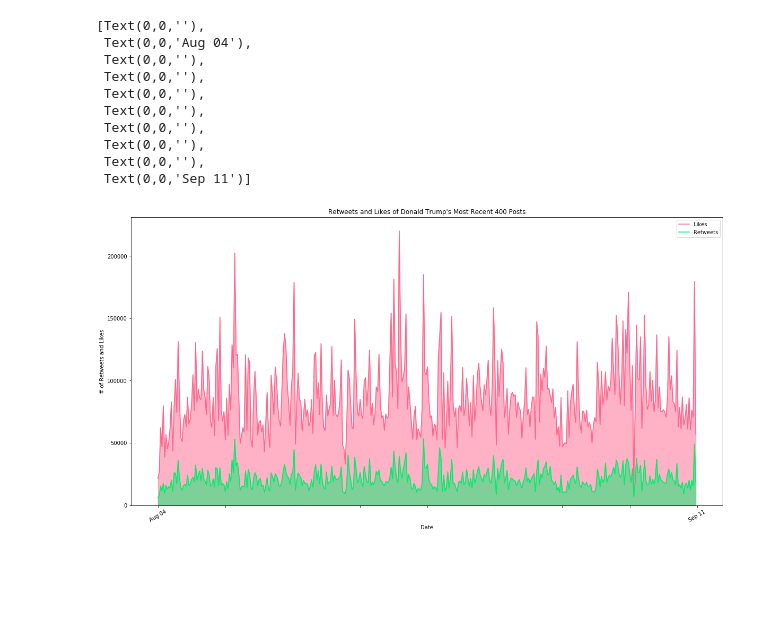
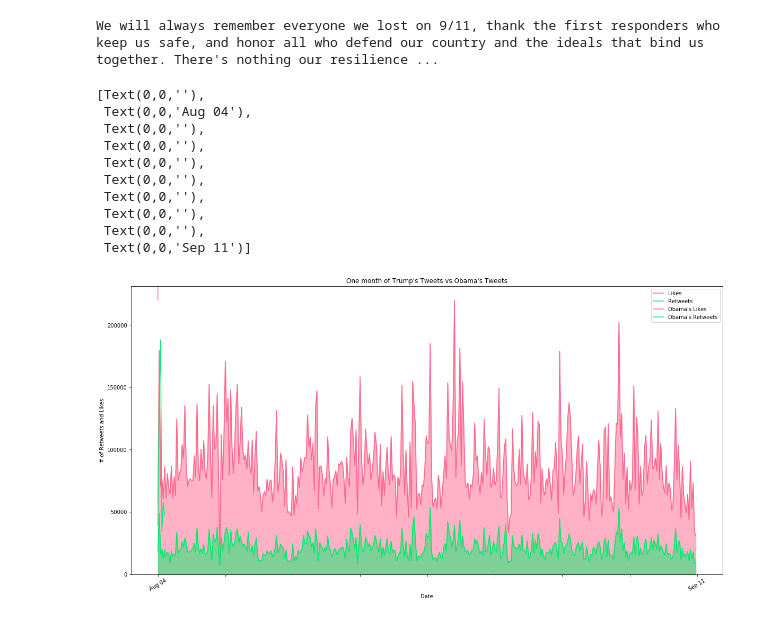
Before and after one commit to chenwill98/donald-analysis, a Jupyter notebook: Donald Trump Tweets.ipynb, the cells around one changed output. Drawn from its saved outputs; the diff is of its cells as text; code cells hidden in the pictures; blank space fills up the shorter version.

Commit message:
Gave up on Obama analysis

```diff
--- a/Donald Trump Tweets.ipynb
+++ b/Donald Trump Tweets.ipynb
@@ -7,7 +7,6 @@ import matplotlib.pyplot as plt
 import numpy as np
 
 tweets_path = 'donald_data.json'
-
 tweets_data = []
 tweets_file = open(tweets_path, "r")
 for line in tweets_file:
@@ -18,32 +17,65 @@ for line in tweets_file:
             tweets_data.append(tweet)
     except:
         continue
+tweets_data.reverse()
+
+tweets_path = 'obama_data.json'
+tweets_data_2 = []
+tweets_file = open(tweets_path, "r")
+for line in tweets_file:
+    try:
+        tweet = json.loads(line)
+        tweet['full_text'] = re.sub(r"http\S+", "", tweet['full_text'])
+        if tweet['full_text'] != "":
+            tweets_data_2.append(tweet)
+    except:
+        continue
+tweets_data_2.reverse()
 
 tweets = pd.DataFrame(data=[tweet['full_text'] for tweet in tweets_data], columns=['Text'])
 tweets['Time'] = np.array([tweet['created_at'] for tweet in tweets_data])
 tweets['Likes'] = np.array([tweet['favorite_count'] for tweet in tweets_data])
 tweets['RTs'] = np.array([tweet['retweet_count'] for tweet in tweets_data])
+
+tweets_2 = pd.DataFrame(data=[tweet['full_text'] for tweet in tweets_data_2], columns=['Text'])
+tweets_2['Time'] = np.array([tweet['created_at'] for tweet in tweets_data_2])
+tweets_2['Likes'] = np.array([tweet['favorite_count'] for tweet in tweets_data_2])
+tweets_2['RTs'] = np.array([tweet['retweet_count'] for tweet in tweets_data_2])
+
+print(tweets_data_2[len(tweets_data_2)-1]['full_text'])
+# %% [output]
+We will always remember everyone we lost on 9/11, thank the first responders who keep us safe, and honor all who defend our country and the ideals that bind us together. There's nothing our resilience ...
 # %%
+length = len(tweets_data)
+likes = pd.Series(data=tweets[length-401:length-1]['Likes'].values, index=tweets[length-401:length-1]['Time'])
+rt = pd.Series(data=tweets[length-401:length-1]['RTs'].values, index=tweets[length-401:length-1]['Time'])
 
-likes = pd.Series(data=tweets[0:400]['Likes'].values, index=tweets[0:400]['Time'])
-rt = pd.Series(data=tweets[0:400]['RTs'].values, index=tweets[0:400]['Time'])
+length_2 = len(tweets_data_2)
+likes_2 = pd.Series(data=tweets_2[length_2-7:length_2-1]['Likes'].values, index=tweets_2[length_2-7:length_2-1]['Time'])
+rt_2 = pd.Series(data=tweets_2[length_2-7:length_2-1]['RTs'].values, index=tweets_2[length_2-7:length_2-1]['Time'])
 
-plot = likes.plot(figsize=(20,10), color=(1, 0.40, 0.553), label='Likes', legend=True, title="Retweets and Likes of Donald Trump's Most Recent 400 Posts")
+plot = likes.plot(figsize=(20,10), color=(1, 0.40, 0.553), label='Likes', legend=True, title="One month of Trump's Tweets vs Obama's Tweets")
 rt.plot(figsize=(20,10), color=(0, 0.93, .43), label='Retweets', legend=True)
 likes.plot.area(color=(1, 0.40, 0.553), alpha=0.5)
 rt.plot.area(color=(0, 0.93, .43), alpha=0.5)
+
+likes_2.plot(figsize=(20,10), color=(1, 0.40, 0.553), label="Obama's Likes", legend=True)
+rt_2.plot(figsize=(20,10), color=(0, 0.93, .43), label="Obama's Retweets", legend=True)
+# likes_2.plot.area(color=(1, 0.40, 0.753), alpha=0.5)
+# rt_2.plot.area(color=(0, 0.93, .63), alpha=0.5)
+
 plot.set_ylabel("# of Retweets and Likes")
 plot.set_xlabel("Date")
 plot.set_xticklabels(['', 'Aug 04', '', '', '', '', '', '', '', 'Sep 11'], rotation = 30)
 # %% [output]
 [Text(0,0,''),
  Text(0,0,'Aug 04'),
  Text(0,0,''),
  Text(0,0,''),
  Text(0,0,''),
  Text(0,0,''),
  Text(0,0,''),
  Text(0,0,''),
  Text(0,0,''),
  Text(0,0,'Sep 11')]
-[figure, old version]
+[figure, new version]
```
Also changed, not shown: parts of 2 cells of this notebook, 2 other files.
